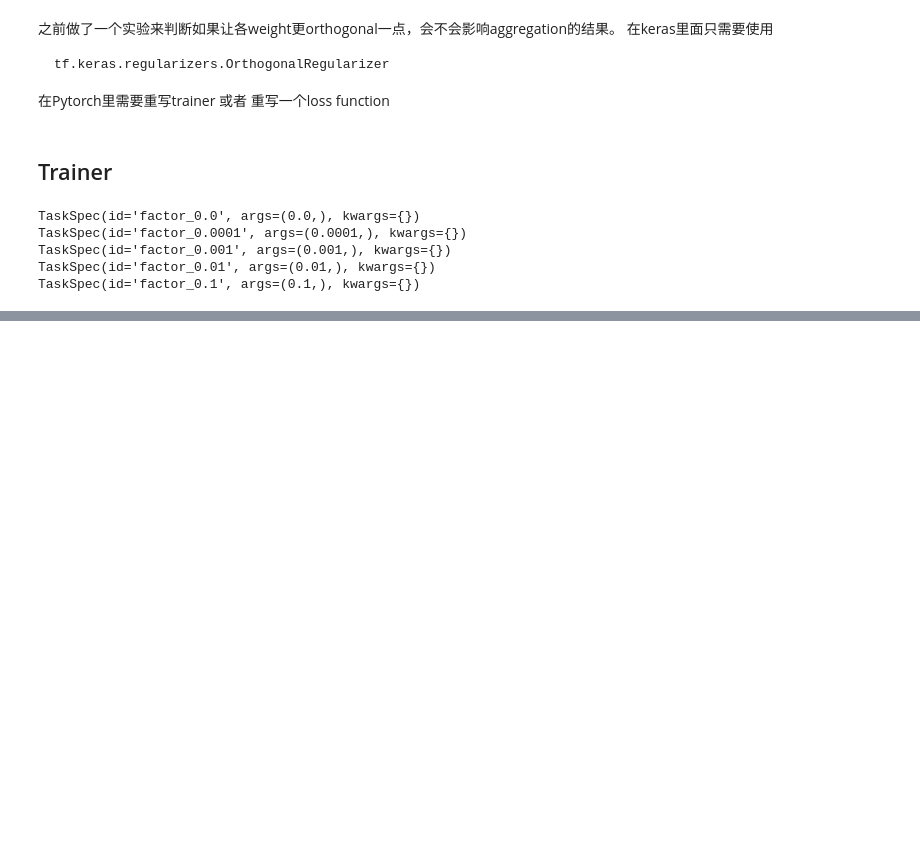
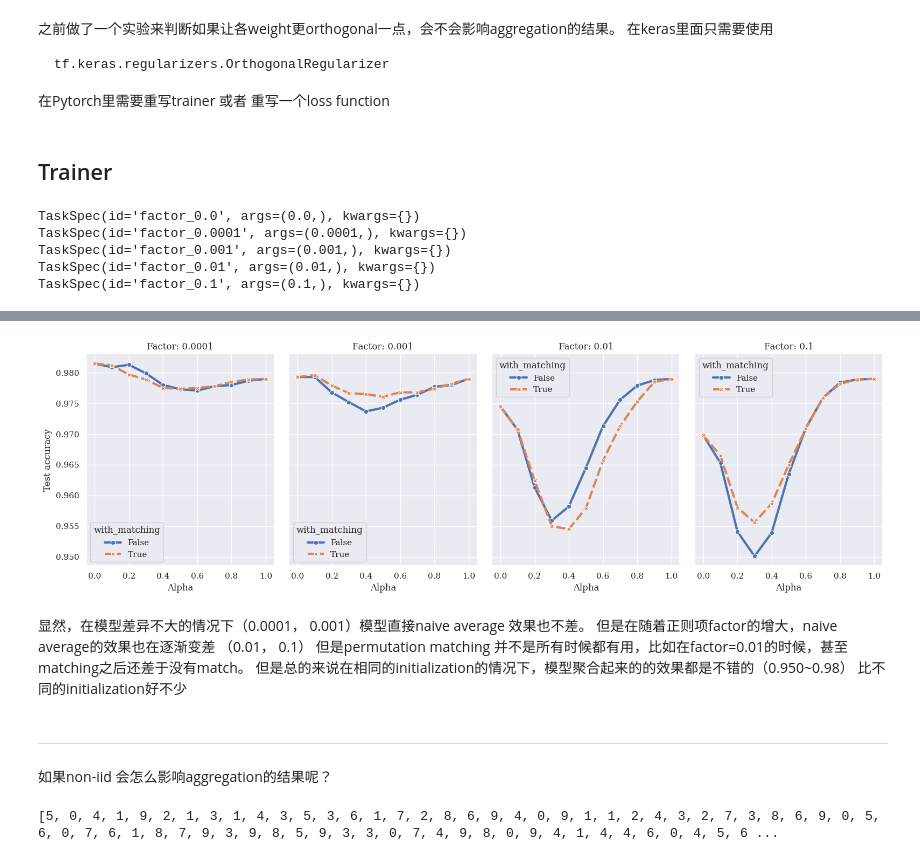
Before and after one commit to PengHongyiNTU/scaler-symmetry, a Jupyter notebook: examples.ipynb, the cells around one changed output, grey strips where cells are left out. Saved outputs shown, nothing was run; the diff lists cells and outputs as text; code cells hidden in the pictures; blank space fills up the shorter version.

```diff
--- a/examples.ipynb
+++ b/examples.ipynb
@@ -158,0 +302,5 @@ NameError: name 'WandbLogger' is not defined
+# %%
+task_spec_generator = ExperimentsSpecsGenerator()
+executor = ParallelExecutor(gpu_fraction=0.3)
+results = executor.run(func=permutation_experiments,
+             spec_generator=task_spec_generator)
@@ -158,0 +343,8 @@ NameError: name 'WandbLogger' is not defined
+# %%
+rows = []
+for result in results:
+    factor = result.id
+    for result in result.results:
+        result['factor'] = factor
+        rows.append(result)
+rows
@@ -158,0 +369,29 @@ NameError: name 'WandbLogger' is not defined
+# %%
+df = pd.DataFrame(rows)
+df.sort_values(by=['factor', 'alpha'], inplace=True)
+from pyparsing import line
+from utils import prepare_sns
+prepare_sns()
+num_factors = len(df['factor'].unique())
+fig, axs = plt.subplots(1, num_factors, figsize=(16, 5), sharey=True)
+
+for i, factor in enumerate(df['factor'].unique()):
+    sns.lineplot(data=df[df['factor'] == factor], x='alpha', y='test_acc',
+                 hue='with_matching', ax=axs[i],
+                 linewidth=3, style='with_matching', markers=True,)
+    axs[i].set_title(f"Factor: {factor}")
+    axs[i].set_xlabel("Alpha")
+    axs[i].set_ylabel("Test accuracy")
+plt.tight_layout()
+# %% [output]
+[figure, added]
+# %% [markdown]
+显然，在模型差异不大的情况下（0.0001， 0.001）模型直接naive average 效果也不差。
+但是在随着正则项factor的增大，naive average的效果也在逐渐变差 （0.01， 0.1）
+但是permutation matching 并不是所有时候都有用，比如在factor=0.01的时候，甚至matching之后还差于没有match。
+但是总的来说在相同的initialization的情况下，模型聚合起来的的效果都是不错的（0.950~0.98）
+比不同的initialization好不少
+# %% [markdown]
+---
+# %% [markdown]
+如果non-iid 会怎么影响aggregation的结果呢？
@@ -158,0 +401,7 @@ NameError: name 'WandbLogger' is not defined
+# %%
+len(testset)
+labels = [label for _, label in subset]
+# iterating through the test takes much longer than expected
+print(labels)
+# %% [output]
+[5, 0, 4, 1, 9, 2, 1, 3, 1, 4, 3, 5, 3, 6, 1, 7, 2, 8, 6, 9, 4, 0, 9, 1, 1, 2, 4, 3, 2, 7, 3, 8, 6, 9, 0, 5, 6, 0, 7, 6, 1, 8, 7, 9, 3, 9, 8, 5, 9, 3, 3, 0, 7, 4, 9, 8, 0, 9, 4, 1, 4, 4, 6, 0, 4, 5, 6 ...
```
Also changed, not shown: parts of 19 cells of this notebook, 12 other files.
